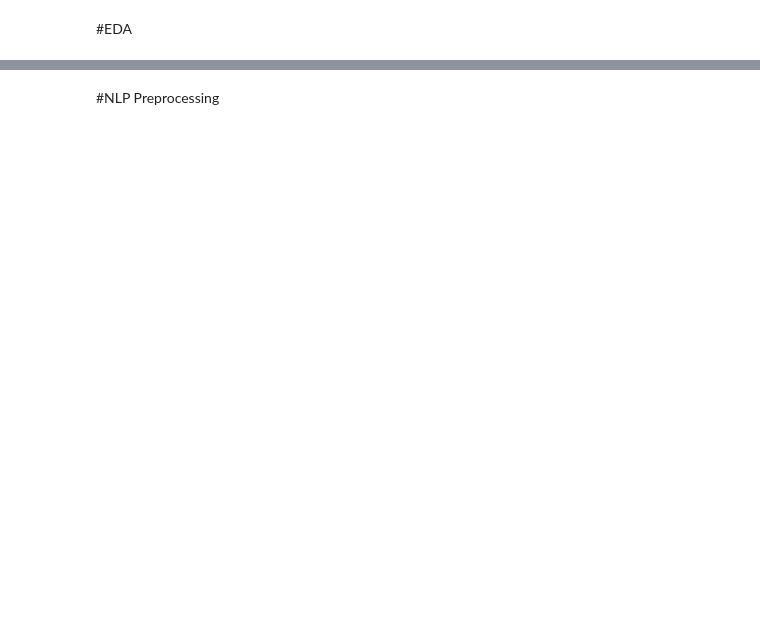
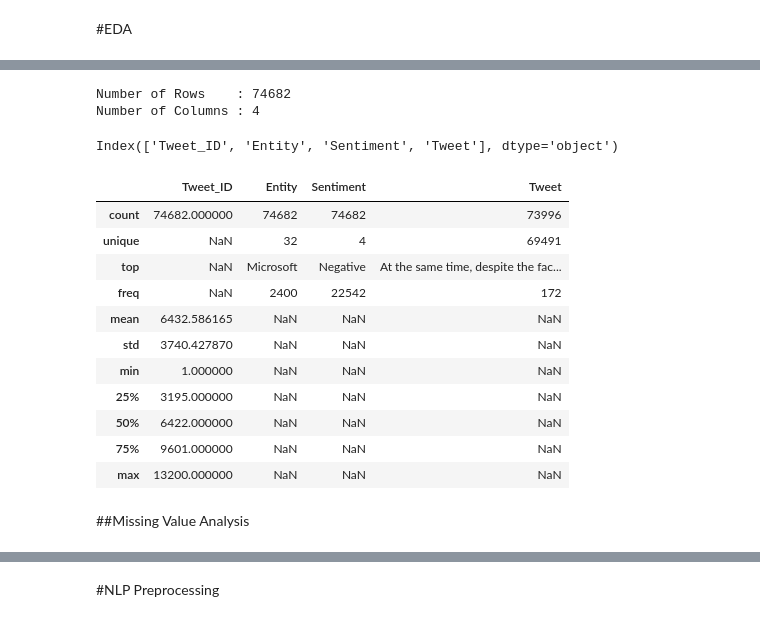
Before and after one commit to AswinG2003/NLP-Parallel-Project, a Jupyter notebook: NLP_Parallel_Project.ipynb, the cells around one changed output, grey strips where cells are left out. Cells and saved outputs as stored; diff of their text form; code cells hidden in the pictures; blank space fills up the shorter version.

```diff
--- a/NLP_Parallel_Project.ipynb
+++ b/NLP_Parallel_Project.ipynb
@@ -6,0 +117,13 @@
+# %%
+# Define meaningful column names
+column_names = ["Tweet_ID", "Entity", "Sentiment", "Tweet"]
+
+# Load the dataset
+df_twitter = pd.read_csv(
+    "/content/drive/MyDrive/DATA/twitter_training[1].csv",
+    names=column_names,
+    header=None
+)
+
+# Display first five rows
+df_twitter.head()
@@ -8,0 +155,27 @@
+# %%
+print(f"Number of Rows    : {df_twitter.shape[0]}")
+print(f"Number of Columns : {df_twitter.shape[1]}")
+# %% [output]
+Number of Rows    : 74682
+Number of Columns : 4
+# %%
+df_twitter.columns
+# %% [output]
+Index(['Tweet_ID', 'Entity', 'Sentiment', 'Tweet'], dtype='object')
+# %%
+df_twitter.describe(include="all")
+# %% [output]
+|  | Tweet_ID | Entity | Sentiment | Tweet |
+| count | 74682.000000 | 74682 | 74682 | 73996 |
+| unique | NaN | 32 | 4 | 69491 |
+| top | NaN | Microsoft | Negative | At the same time, despite the fac... |
+| freq | NaN | 2400 | 22542 | 172 |
+| mean | 6432.586165 | NaN | NaN | NaN |
+| std | 3740.427870 | NaN | NaN | NaN |
+| min | 1.000000 | NaN | NaN | NaN |
+| 25% | 3195.000000 | NaN | NaN | NaN |
+| 50% | 6422.000000 | NaN | NaN | NaN |
+| 75% | 9601.000000 | NaN | NaN | NaN |
+| max | 13200.000000 | NaN | NaN | NaN |
+# %% [markdown]
+##Missing Value Analysis
```
Also changed, not shown: parts of 54 cells of this notebook.
